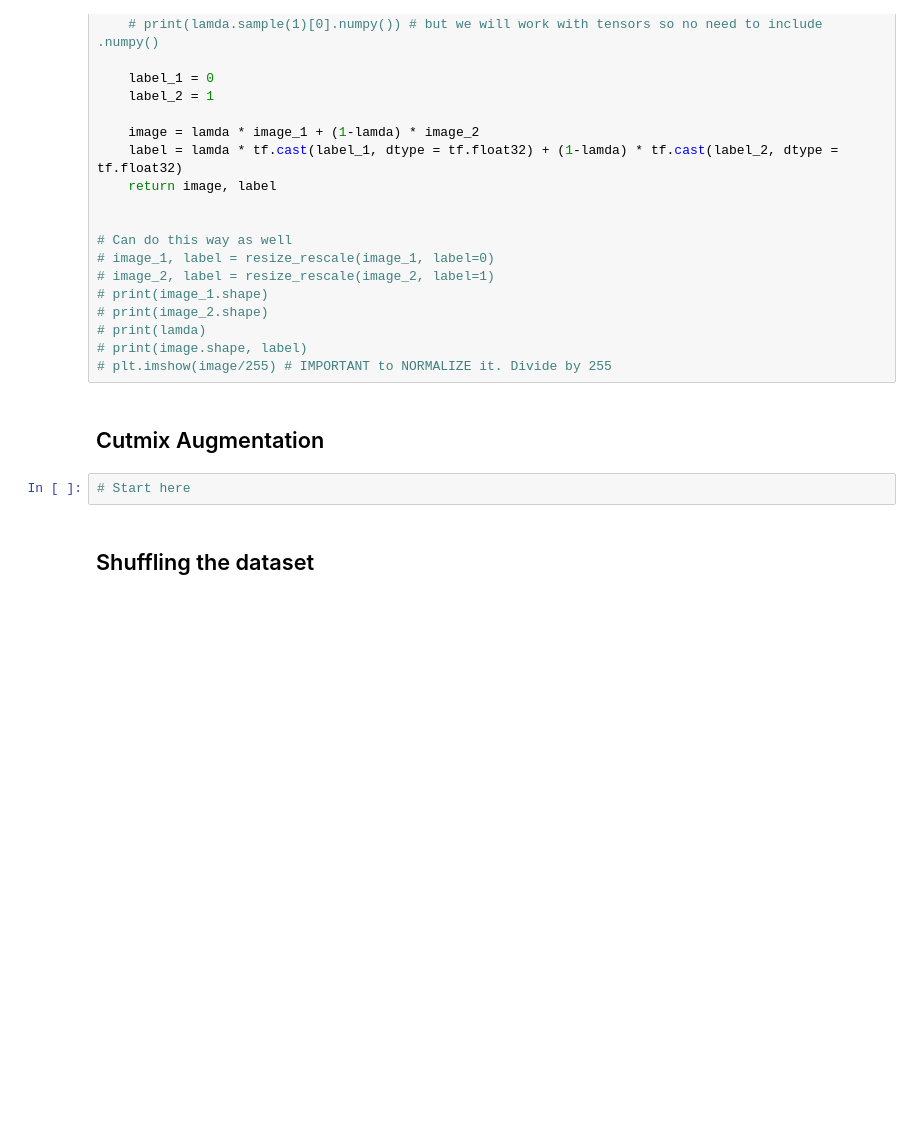
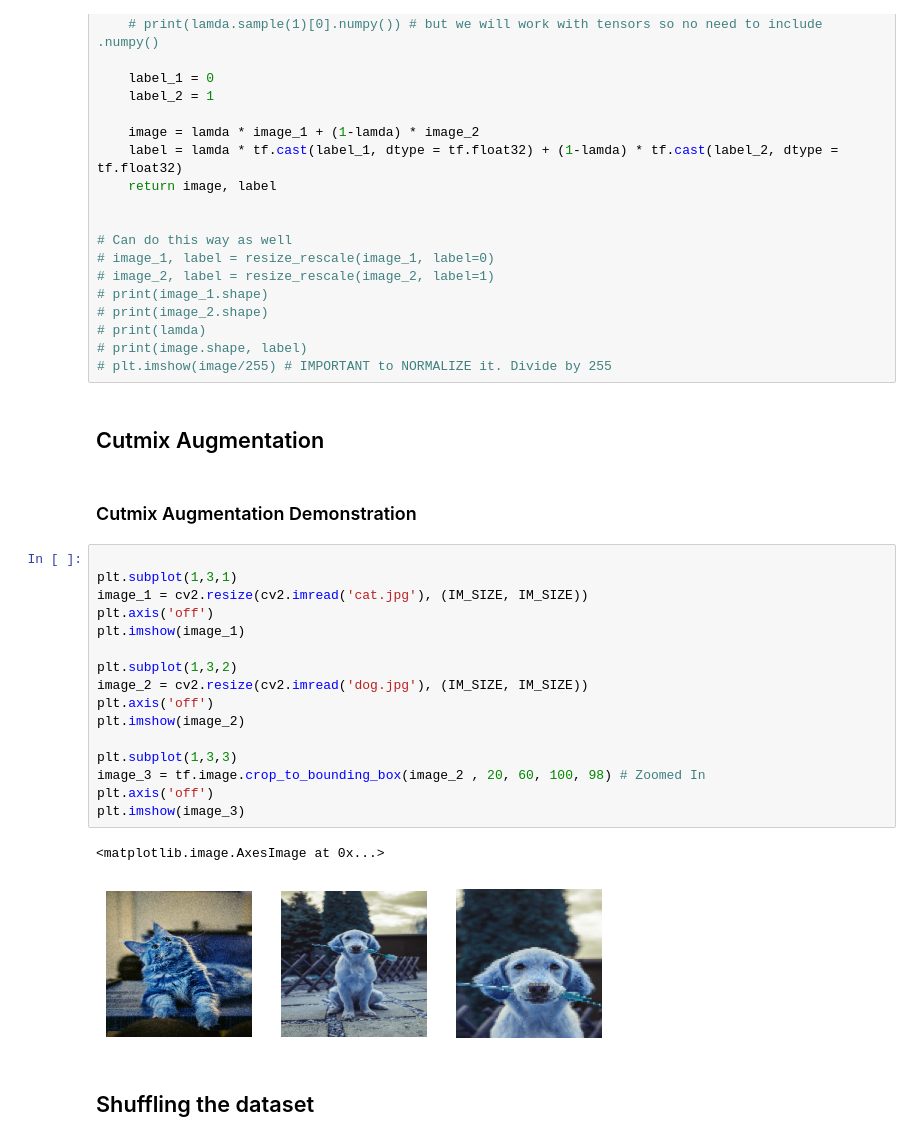
Before and after one commit to sleepsonrockss/Deep-Learning, a Jupyter notebook: MalariaDetection/MalariaDiagnosisCNN.ipynb, the cells around one changed output. Cells and saved outputs as stored; diff of their text form; blank space fills up the shorter version.

```diff
--- a/MalariaDetection/MalariaDiagnosisCNN.ipynb
+++ b/MalariaDetection/MalariaDiagnosisCNN.ipynb
@@ -247,8 +265,27 @@ def mixup(train_dataset_1, train_dataset_2):
 # plt.imshow(image/255) # IMPORTANT to NORMALIZE it. Divide by 255
 # %% [markdown]
 ## Cutmix Augmentation
+# %% [markdown]
+### Cutmix Augmentation Demonstration
 # %%
-# Start here
+
+plt.subplot(1,3,1)
+image_1 = cv2.resize(cv2.imread('cat.jpg'), (IM_SIZE, IM_SIZE))
+plt.axis('off')
+plt.imshow(image_1)
+
+plt.subplot(1,3,2)
+image_2 = cv2.resize(cv2.imread('dog.jpg'), (IM_SIZE, IM_SIZE))
+plt.axis('off')
+plt.imshow(image_2)
+
+plt.subplot(1,3,3)
+image_3 = tf.image.crop_to_bounding_box(image_2 , 20, 60, 100, 98) # Zoomed In
+plt.axis('off')
+plt.imshow(image_3)
+# %% [output]
+<matplotlib.image.AxesImage at 0x...>
+[figure, added]
 # %% [markdown]
 ## Shuffling the dataset
 # %%
```
Also changed, not shown: parts of 7 cells of this notebook.
